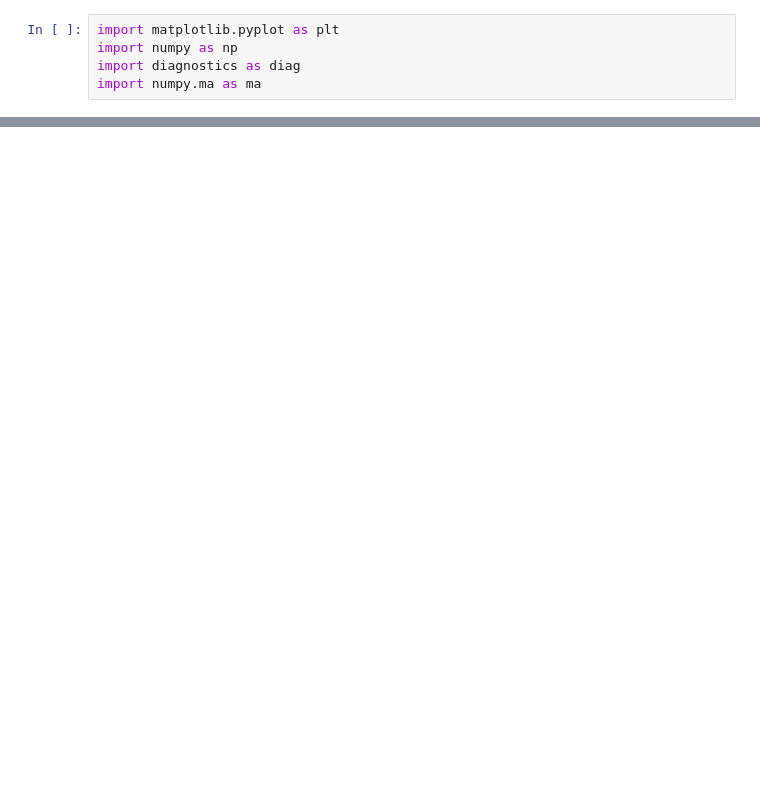
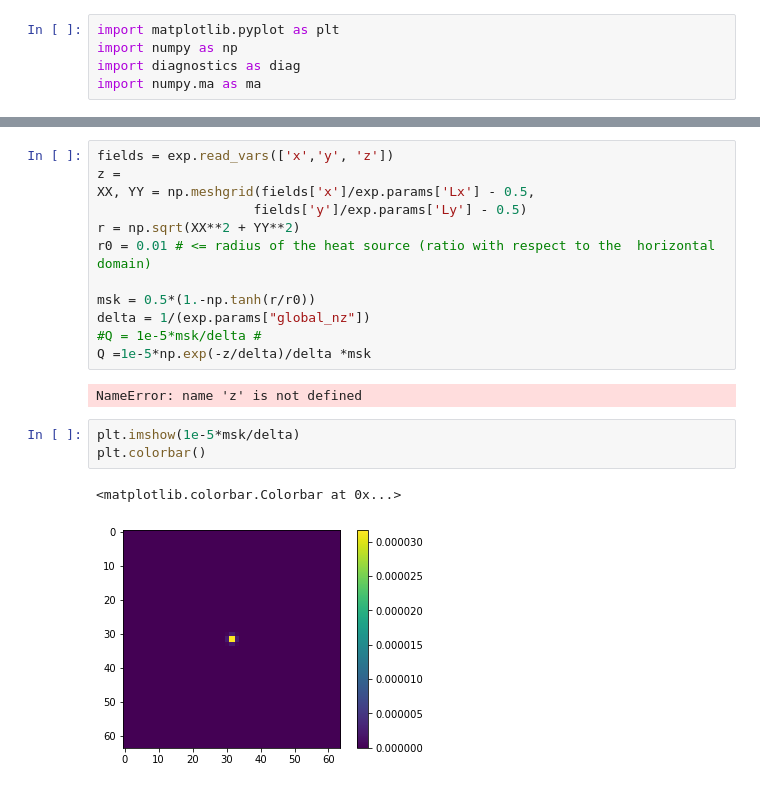
Before and after one commit to cpierard/Nyles, a Jupyter notebook: notebooks/Untitled.ipynb, the cells around one changed output, grey strips where cells are left out. Cells and saved outputs as stored; diff of their text form; blank space fills up the shorter version.

```diff
--- a/notebooks/Untitled.ipynb
+++ b/notebooks/Untitled.ipynb
@@ -178,0 +47,20 @@ plt.plot(KE_budget)
+# %%
+fields = exp.read_vars(['x','y', 'z'])
+z =
+XX, YY = np.meshgrid(fields['x']/exp.params['Lx'] - 0.5,
+                    fields['y']/exp.params['Ly'] - 0.5)
+r = np.sqrt(XX**2 + YY**2)
+r0 = 0.01 # <= radius of the heat source (ratio with respect to the  horizontal domain)
+
+msk = 0.5*(1.-np.tanh(r/r0))
+delta = 1/(exp.params["global_nz"])
+#Q = 1e-5*msk/delta #
+Q =1e-5*np.exp(-z/delta)/delta *msk
+# %% [output]
+NameError: name 'z' is not defined
+# %%
+plt.imshow(1e-5*msk/delta)
+plt.colorbar()
+# %% [output]
+<matplotlib.colorbar.Colorbar at 0x...>
+[figure, added]
```
Also changed, not shown: parts of 39 cells of this notebook, 3 other files.
